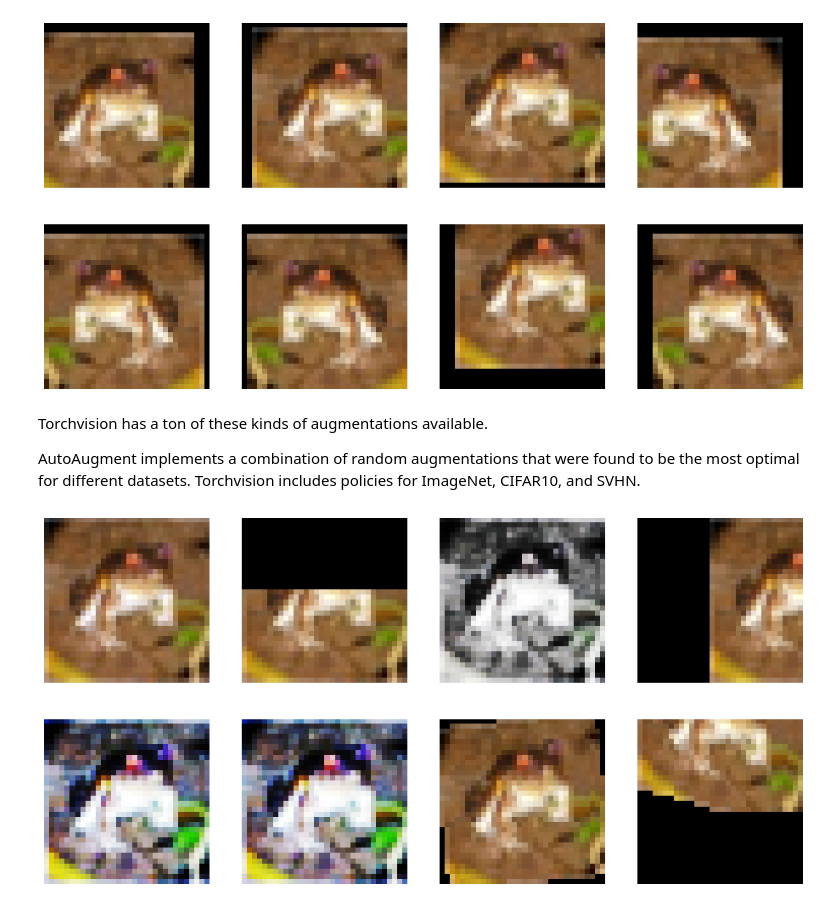
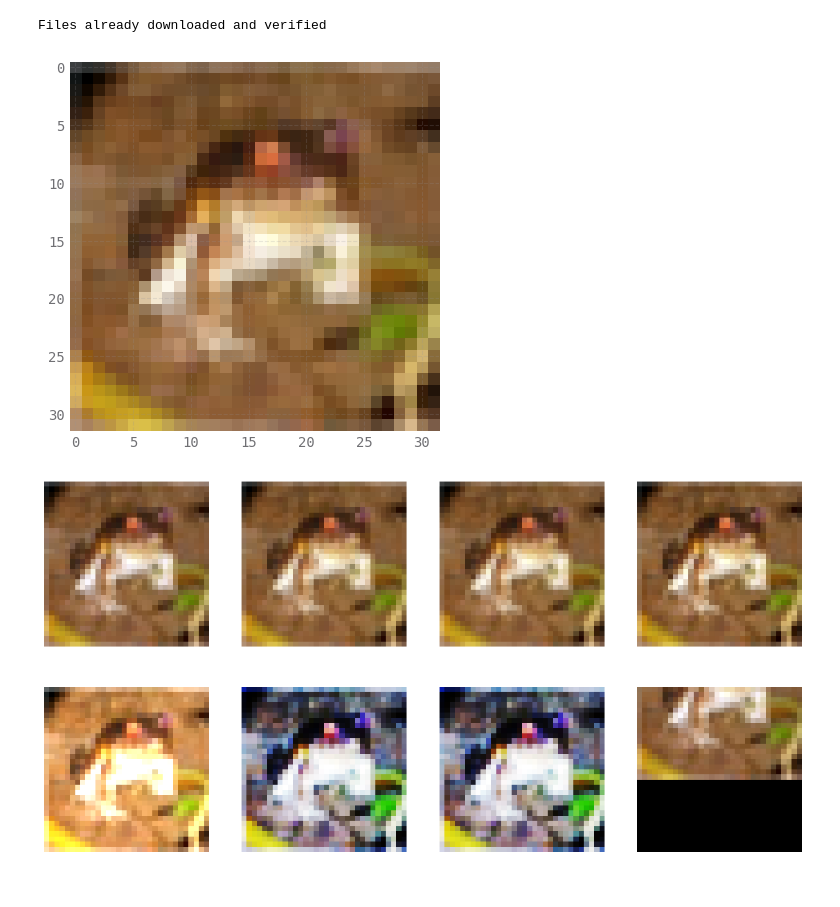
Before and after one commit to deadneuron/home, a Jupyter notebook: src/notebooks/autoaugment.ipynb, the cells around one changed output. Cells and saved outputs as stored; diff of their text form; code cells hidden in the pictures.

```diff
--- a/src/notebooks/autoaugment.ipynb
+++ b/src/notebooks/autoaugment.ipynb
@@ -50,6 +8,0 @@ Let's use a single image to demonstrate some transforms.
-# %%
-img = normalized_data[0]
-
-sns.histplot(img[:, :, 0].flatten(), color="maroon")
-sns.histplot(img[:, :, 1].flatten(), color="green")
-sns.histplot(img[:, :, 2].flatten(), color="blue").set_title('RGB Distribution')
@@ -59,10 +8,0 @@ Text(0.5, 1.0, 'RGB Distribution')
-# %%
-transforms = torchvision.transforms.Compose(
-    [torchvision.transforms.ToTensor(),
-     torchvision.transforms.Normalize(mean, std)])
-
-img_n = transforms(img)
-
-sns.histplot(img_n[:, :, 0].flatten(), color="maroon")
-sns.histplot(img_n[:, :, 1].flatten(), color="green")
-sns.histplot(img_n[:, :, 2].flatten(), color="blue").set_title('RGB Distribution')
@@ -72,31 +47,39 @@ Text(0.5, 1.0, 'RGB Distribution')
 # %%
+%matplotlib inline
+
+import numpy as np
+import matplotlib.pyplot as plt
+import torch
+import torchvision
+
+plt.style.use('./deadneuron.mplstyle')
+
+dataset = torchvision.datasets.CIFAR10("../data", train=True, download=True)
+
+plt.imshow(dataset[0][0])
+
 def plot_samples(img, transforms, rows=2, cols=4):
     imgs = [transforms(img) for _ in range(rows*cols)]
 
     fig, axs = plt.subplots(rows, cols, figsize=(cols*4,rows*4))
 
     for i in range(rows):
         for j in range(cols):
             axs[i,j].imshow(imgs[(cols*i)+j])
             axs[i,j].set(xticklabels=[], yticklabels=[], xticks=[], yticks=[])
 
 
 transforms = torchvision.transforms.Compose(
     [torchvision.transforms.RandomCrop(32, padding=4),
      torchvision.transforms.RandomHorizontalFlip()])
 
-img = train_dataset[0][0]
+img = dataset[0][0]
+
+policy = torchvision.transforms.AutoAugmentPolicy.CIFAR10
+transforms = torchvision.transforms.AutoAugment(policy)
+
 plot_samples(img, transforms, 2, 4)
 # %% [output]
+Files already downloaded and verified
-[figure, old version]
+[figure, new version]
+[figure, added]
-# %% [markdown]
-Torchvision has a ton of these kinds of augmentations available.
-
-AutoAugment implements a combination of random augmentations that were found to be the most optimal for different datasets. Torchvision includes policies for ImageNet, CIFAR10, and SVHN.
-# %%
-policy = torchvision.transforms.AutoAugmentPolicy.CIFAR10
-transforms = torchvision.transforms.AutoAugment(policy)
-
-plot_samples(img, transforms, 2, 4)
-# %% [output]
-[figure, removed]
```
Also changed, not shown: parts of 10 cells of this notebook, 45 other files.
